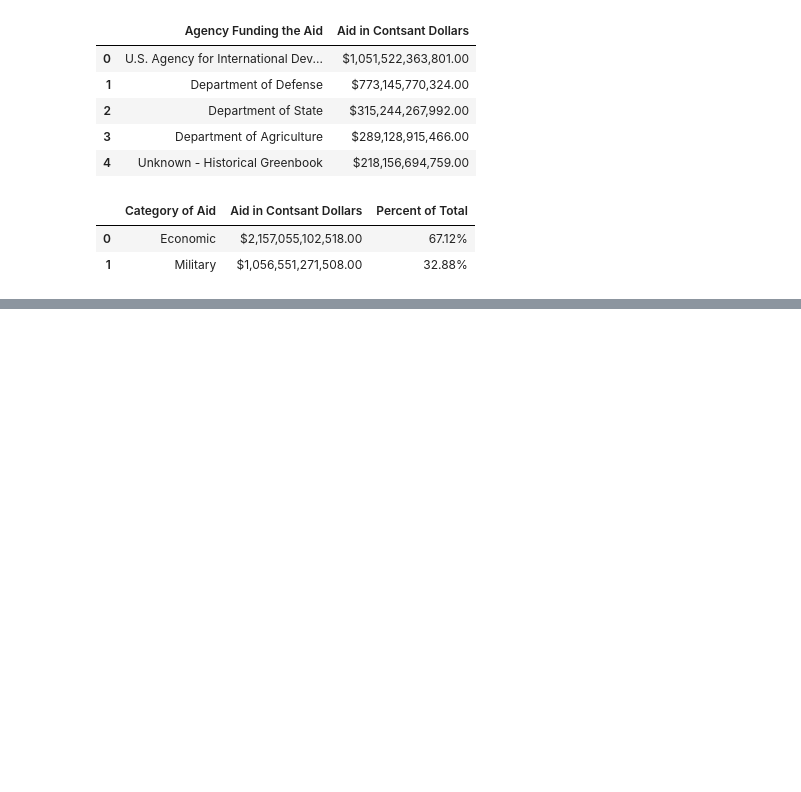
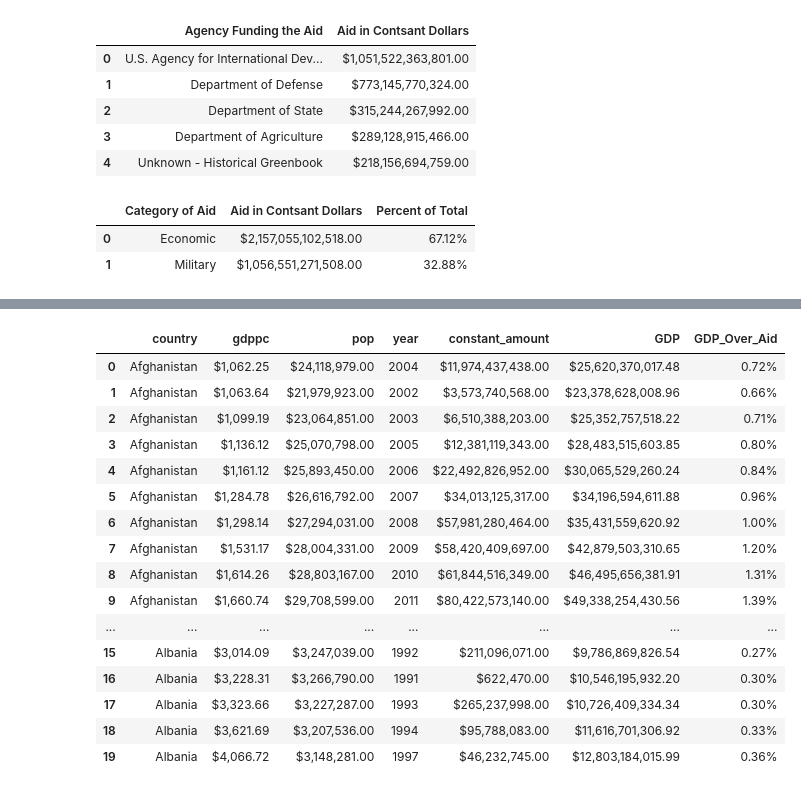
Before and after one commit to alexjhe/Python_Class_Final_Project, a Jupyter notebook: Python_Project_2_Exploratory_Notebook.ipynb, the cells around one changed output, grey strips where cells are left out. Saved outputs shown, nothing was run; the diff lists cells and outputs as text; code cells hidden in the pictures; blank space fills up the shorter version.

```diff
--- a/Python_Project_2_Exploratory_Notebook.ipynb
+++ b/Python_Project_2_Exploratory_Notebook.ipynb
@@ -353,0 +462,41 @@ reduced_sums.plot()
+# %%
+country_gdppc = pd.DataFrame(Y_filt.copy())
+country_gdppc = pd.DataFrame(country_gdppc.groupby(["country", "gdppc", "pop", "year"]).constant_amount.sum())
+
+
+#country_gdppc.type
+
+#country_gdppc[gdppc].type
+country_gdppc.reset_index(inplace = True)
+
+country_gdppc.columns
+
+country_gdppc["gdppc"] = country_gdppc["gdppc"].astype(float)
+country_gdppc["GDP"] = country_gdppc["gdppc"] * country_gdppc["pop"]
+
+
+country_gdppc["GDP_Over_Aid"] = country_gdppc["GDP"] / country_gdppc["constant_amount"].sum()
+country_gdppc["GDP_Over_Aid"] = country_gdppc["GDP_Over_Aid"].apply(as_percent)
+
+
+
+country_gdppc.head(20)
+#country_gdppc
+# %% [output]
+|  | country | gdppc | pop | year | constant_amount | GDP | GDP_Over_Aid |
+| 0 | Afghanistan | $1,062.25 | $24,118,979.00 | 2004 | $11,974,437,438.00 | $25,620,370,017.48 | 0.72% |
+| 1 | Afghanistan | $1,063.64 | $21,979,923.00 | 2002 | $3,573,740,568.00 | $23,378,628,008.96 | 0.66% |
+| 2 | Afghanistan | $1,099.19 | $23,064,851.00 | 2003 | $6,510,388,203.00 | $25,352,757,518.22 | 0.71% |
+| 3 | Afghanistan | $1,136.12 | $25,070,798.00 | 2005 | $12,381,119,343.00 | $28,483,515,603.85 | 0.80% |
+| 4 | Afghanistan | $1,161.12 | $25,893,450.00 | 2006 | $22,492,826,952.00 | $30,065,529,260.24 | 0.84% |
+| 5 | Afghanistan | $1,284.78 | $26,616,792.00 | 2007 | $34,013,125,317.00 | $34,196,594,611.88 | 0.96% |
+| 6 | Afghanistan | $1,298.14 | $27,294,031.00 | 2008 | $57,981,280,464.00 | $35,431,559,620.92 | 1.00% |
+| 7 | Afghanistan | $1,531.17 | $28,004,331.00 | 2009 | $58,420,409,697.00 | $42,879,503,310.65 | 1.20% |
+| 8 | Afghanistan | $1,614.26 | $28,803,167.00 | 2010 | $61,844,516,349.00 | $46,495,656,381.91 | 1.31% |
+| 9 | Afghanistan | $1,660.74 | $29,708,599.00 | 2011 | $80,422,573,140.00 | $49,338,254,430.56 | 1.39% |
+| ... | ... | ... | ... | ... | ... | ... | ... |
+| 15 | Albania | $3,014.09 | $3,247,039.00 | 1992 | $211,096,071.00 | $9,786,869,826.54 | 0.27% |
+| 16 | Albania | $3,228.31 | $3,266,790.00 | 1991 | $622,470.00 | $10,546,195,932.20 | 0.30% |
+| 17 | Albania | $3,323.66 | $3,227,287.00 | 1993 | $265,237,998.00 | $10,726,409,334.34 | 0.30% |
+| 18 | Albania | $3,621.69 | $3,207,536.00 | 1994 | $95,788,083.00 | $11,616,701,306.92 | 0.33% |
+| 19 | Albania | $4,066.72 | $3,148,281.00 | 1997 | $46,232,745.00 | $12,803,184,015.99 | 0.36% |
```
Also changed, not shown: parts of 7 cells of this notebook.
